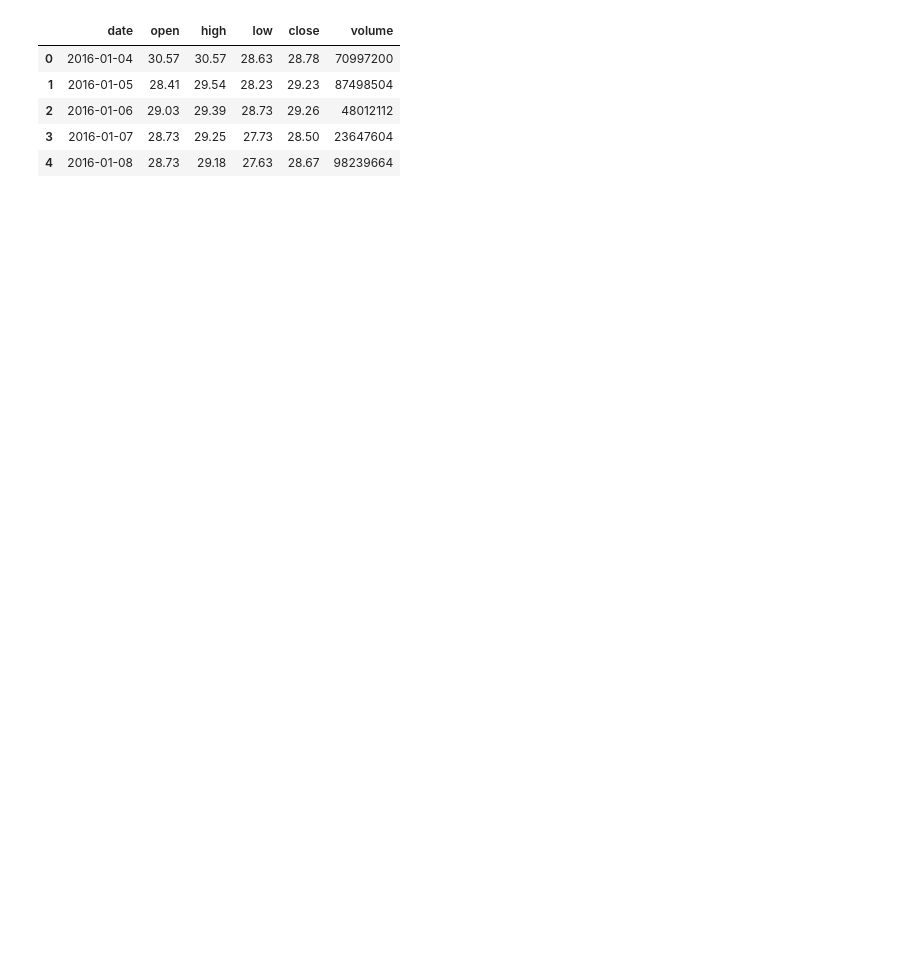
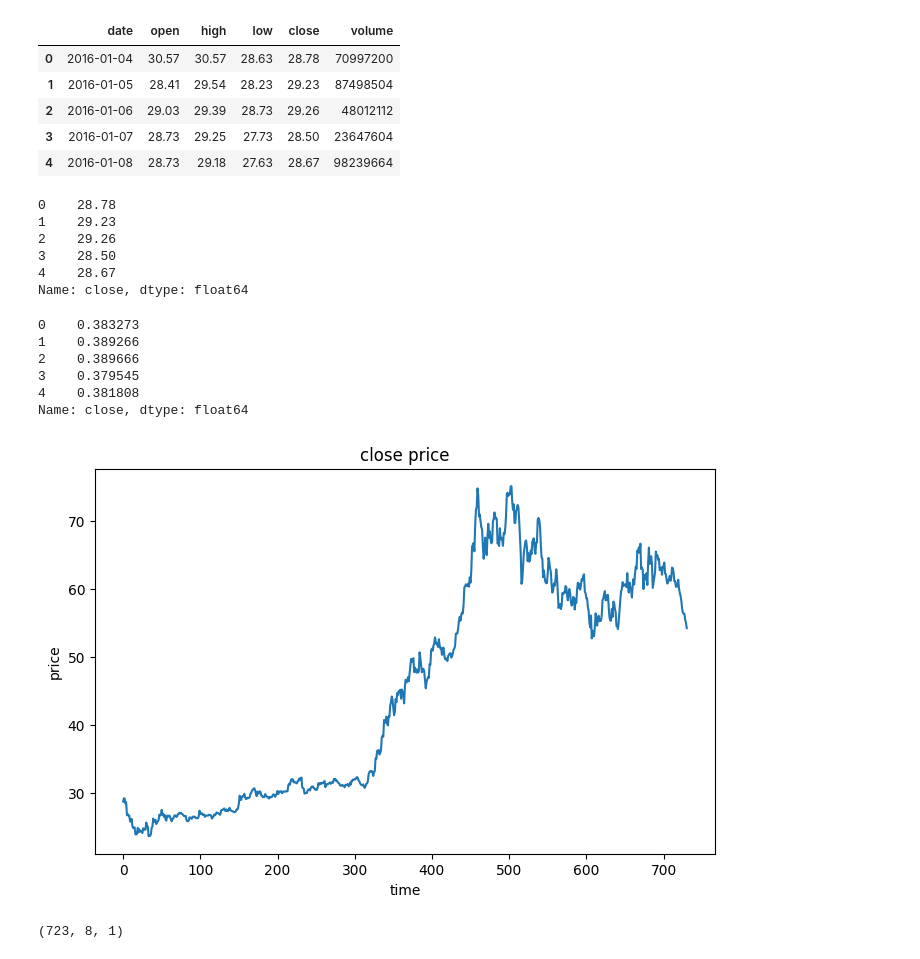
Before and after one commit to zxuu/RNN, a Jupyter notebook: Stock_predict/stock_predict.ipynb, the cells around one changed output. Drawn from its saved outputs; the diff is of its cells as text; code cells hidden in the pictures; blank space fills up the shorter version.

```diff
--- a/Stock_predict/stock_predict.ipynb
+++ b/Stock_predict/stock_predict.ipynb
@@ -10,3 +16,34 @@ data.head()
 | 2 | 2016-01-06 | 29.03 | 29.39 | 28.73 | 29.26 | 48012112 |
 | 3 | 2016-01-07 | 28.73 | 29.25 | 27.73 | 28.50 | 23647604 |
 | 4 | 2016-01-08 | 28.73 | 29.18 | 27.63 | 28.67 | 98239664 |
+# %%
+price = data.loc[:, 'close']
+price.head()
+# %% [output]
+0    28.78
+1    29.23
+2    29.26
+3    28.50
+4    28.67
+Name: close, dtype: float64
+# %%
+price_norm = price/max(price)
+price_norm.head()
+# %% [output]
+0    0.383273
+1    0.389266
+2    0.389666
+3    0.379545
+4    0.381808
+Name: close, dtype: float64
+# %%
+%matplotlib inline
+from matplotlib import pyplot as plt
+fig1 = plt.figure(figsize=(8,5))
+plt.plot(price)
+plt.title('close price')
+plt.xlabel('time')
+plt.ylabel('price')
+plt.show()
+# %% [output]
+[figure, added]
@@ -12,0 +65,6 @@ data.head()
+# %%
+X,y = extract_data(price_norm, time_step=time_step)
+print(X.shape)    # [723, 8, 1]
+# print(y.shape)
+# %% [output]
+(723, 8, 1)
```
Also changed, not shown: parts of 4 cells of this notebook, 4 other files.
